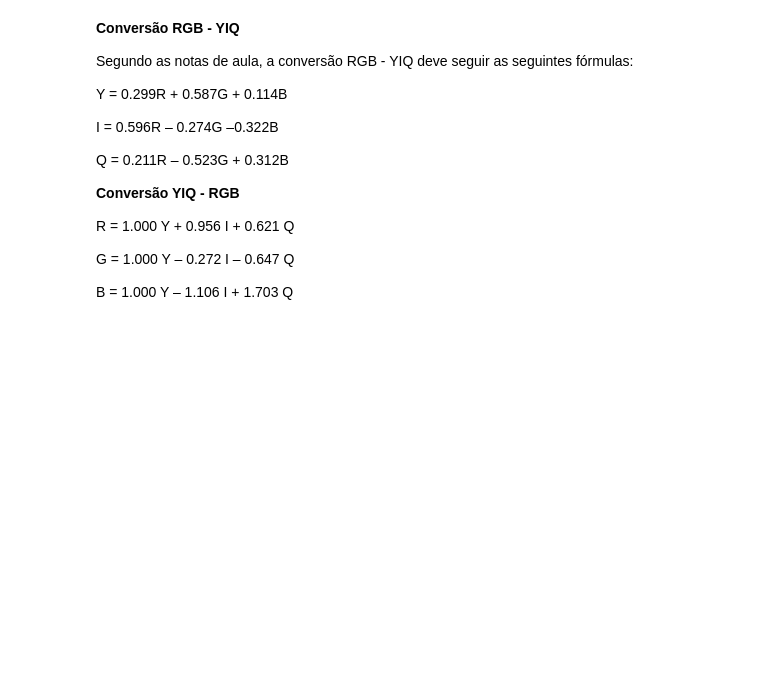
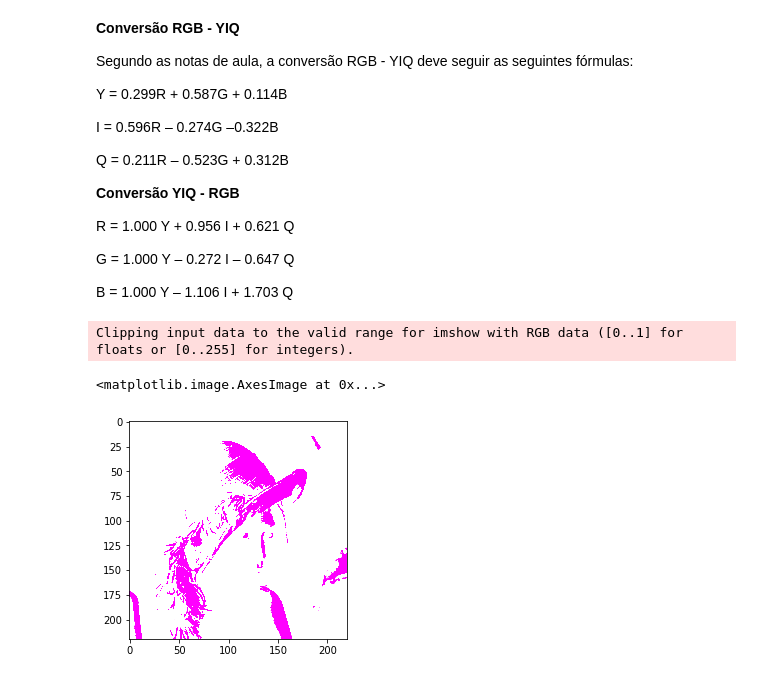
Before and after one commit to lucasnnobrega/DIP, a Jupyter notebook: DIP_Project.ipynb, the cells around one changed output. Drawn from its saved outputs; the diff is of its cells as text; code cells hidden in the pictures; blank space fills up the shorter version.

Commit message:
+ Abertura do arquivo da imagem para trabalhar com Python; + Separação das cores da imagem em R, G e B feita; + Conversão RGB->YIQ->RGB feita;

```diff
--- a/DIP_Project.ipynb
+++ b/DIP_Project.ipynb
@@ -136,0 +113,2 @@ b = (1.000 * y) - (1.106 * i) + (1.703 * q)
+# %%
+matriz_RGB_YIQ = np.array([[0.299,0.587,0.114],[0.596,-0.274,-0.322],[0.211,-0.523,0.312]])
@@ -136,0 +117,10 @@ b = (1.000 * y) - (1.106 * i) + (1.703 * q)
+# %%
+# multiplicar a imagem da Lenna pela matriz de conversão de RGB para YIQ
+
+resultado_conversao_RGB_YIQ = np.dot(lenna_numpy, matriz_RGB_YIQ.copy())
+# %%
+plt.imshow(resultado_conversao_RGB_YIQ)
+# %% [output]
+Clipping input data to the valid range for imshow with RGB data ([0..1] for floats or [0..255] for integers).
+<matplotlib.image.AxesImage at 0x...>
+[figure, added]
```
Also changed, not shown: parts of 9 cells of this notebook.
